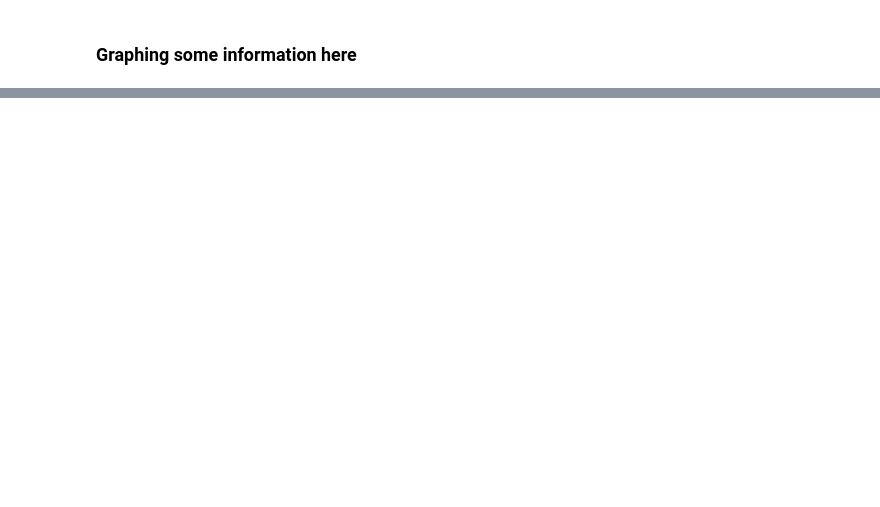
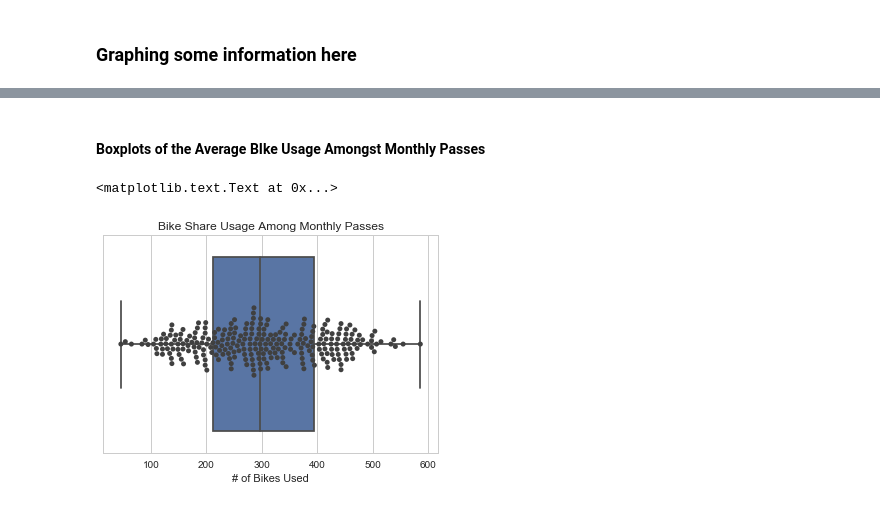
Before and after one commit to davidterpay/davidterpay.github.io, a Jupyter notebook: graph.py.ipynb, the cells around one changed output, grey strips where cells are left out. Saved outputs shown, nothing was run; the diff lists cells and outputs as text; code cells hidden in the pictures; blank space fills up the shorter version.

```diff
--- a/graph.py.ipynb
+++ b/graph.py.ipynb
@@ -363,0 +383,3 @@ plt.legend('A', ncol=2, loc='upper left')
+# %%
+monthly = np.asarray(find_counts(dataFrame, "Monthly Pass"))
+# Since first data point is a thursday, we have to sort out the saturdays and sundays and then calculate our average.
@@ -363,0 +402,11 @@ plt.legend('A', ncol=2, loc='upper left')
+# %% [markdown]
+#### Boxplots of the Average BIke Usage Amongst Monthly Passes
+# %%
+sns.set(style="whitegrid")
+ax = sns.boxplot(x = monthly)
+ax = sns.swarmplot(x = monthly, color = '.25')
+plt.title('Bike Share Usage Among Monthly Passes')
+plt.xlabel('# of Bikes Used')
+# %% [output]
+<matplotlib.text.Text at 0x...>
+[figure, added]
```
Also changed, not shown: parts of 37 cells of this notebook.
